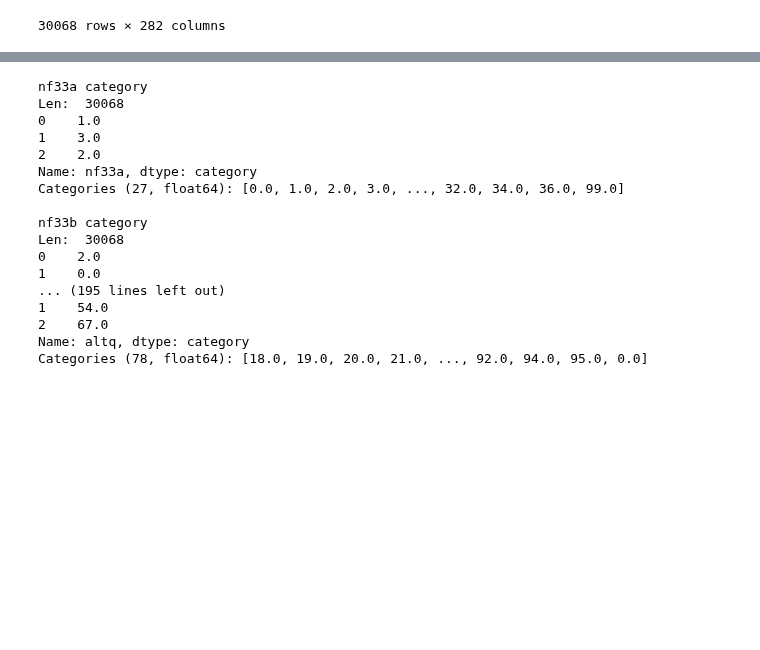
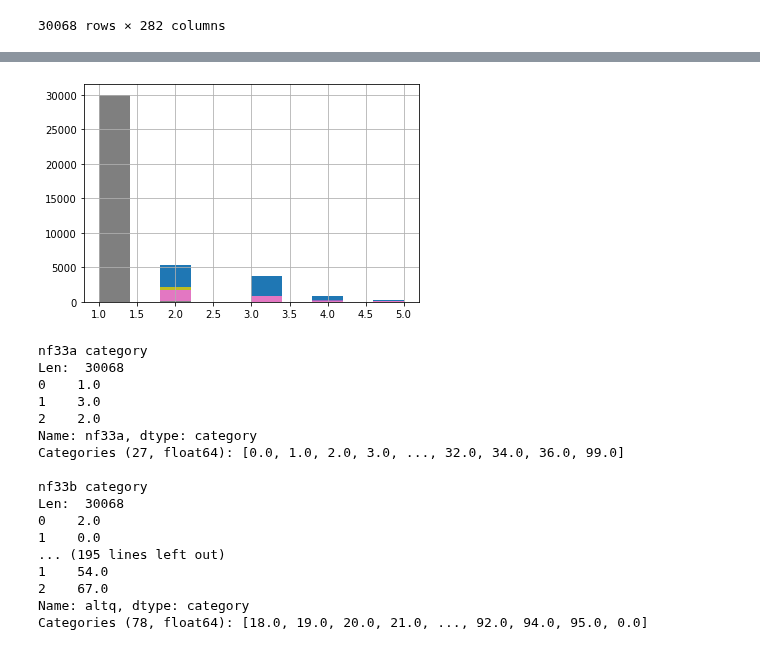
Before and after one commit to NotNANtoN/icp_prediction, a Jupyter notebook: src/notebooks/corona_EDA.ipynb, the cells around one changed output, grey strips where cells are left out. Cells and saved outputs as stored; diff of their text form; code cells hidden in the pictures; blank space fills up the shorter version.

```diff
--- a/corona_EDA.ipynb
+++ b/src/notebooks/corona_EDA.ipynb
@@ -70,0 +103,16 @@ df
+# %%
+def dontknow_to_mean(df, columns):
+    for c in columns:
+        print(c, sum(df[c] == max(df[c])))
+        df[c] = df[c].replace({max(df[c]) : df[c].mean()})
+        print()
+    return df
+# %%
+def dontknow_to_lowest(df, columns):
+    for c in columns:
+        print(c, sum(df[c] == max(df[c])))
+        df[c] = df[c].replace({max(df[c]) : min(df[c])})
+        print()
+    return df
+# %%
+df = dontknow_to_mean(df, constants.ordinal_questions)
@@ -70,0 +139,2 @@ df
+# %%
+df = dontknow_to_lowest(df, constants.preconditions_when)
@@ -71,3 +159,8 @@ df
+# %%
+for c in constants.preconditions_when:
+    df[c].hist()
+# %% [output]
+[figure, added]
 # %%
 # detect all non-int and non-float cols
 for col in df:
```
Also changed, not shown: parts of 13 cells of this notebook, 1 other file.
